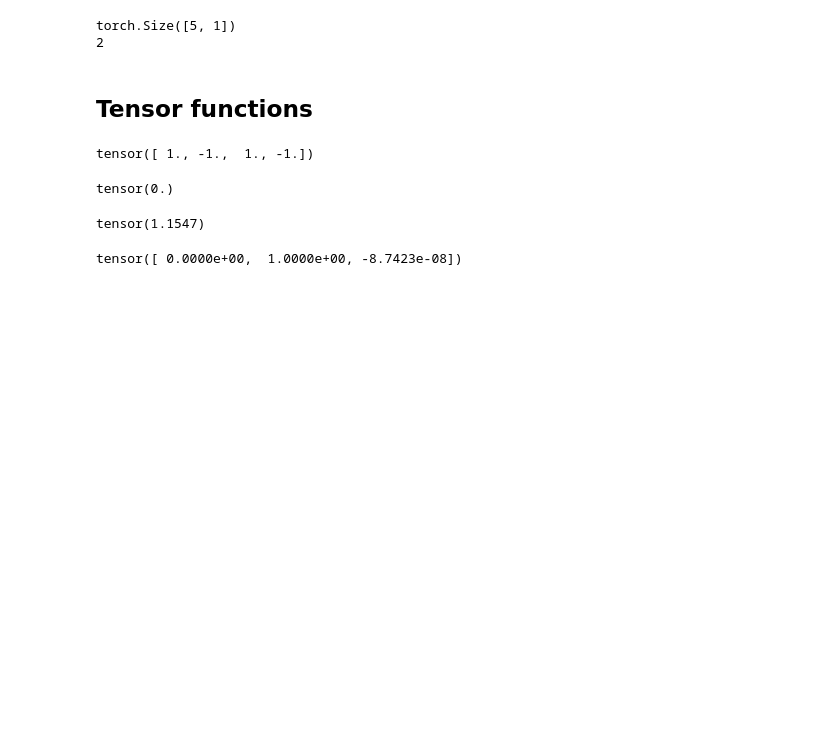
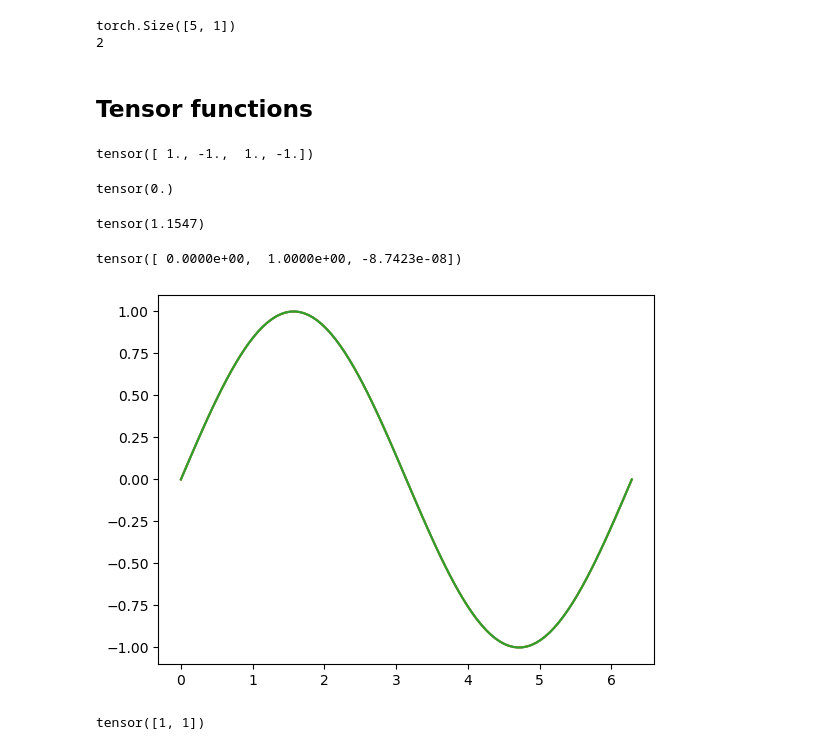
Before and after one commit to ugrasen-b/neural_networks, a Jupyter notebook: week1.ipynb, the cells around one changed output. Saved outputs shown, nothing was run; the diff lists cells and outputs as text; code cells hidden in the pictures; blank space fills up the shorter version.

```diff
--- a/week1.ipynb
+++ b/week1.ipynb
@@ -108,3 +108,21 @@ sin = torch.sin(pi_tensor)
 print(sin)
 # %% [output]
 tensor([ 0.0000e+00,  1.0000e+00, -8.7423e-08])
+# %%
+len_9_tensors = torch.linspace(-2, 2, steps =9)
+len_5_tensors = torch.linspace(-2, 2, steps=5)
+pi_tensor = torch.linspace(0, 2*np.pi, 100)
+sin_result = torch.sin(pi_tensor)
+# %%
+plt.plot(pi_tensor.numpy(), sin_result.numpy())
+plt.show()
+# %% [output]
+[figure, added]
+# %%
+u = torch.tensor([1, 0])
+v = torch.tensor([0, 1])
+
+w = u + v
+print(w)
+# %% [output]
+tensor([1, 1])
```
Also changed, not shown: parts of 3 cells of this notebook.
